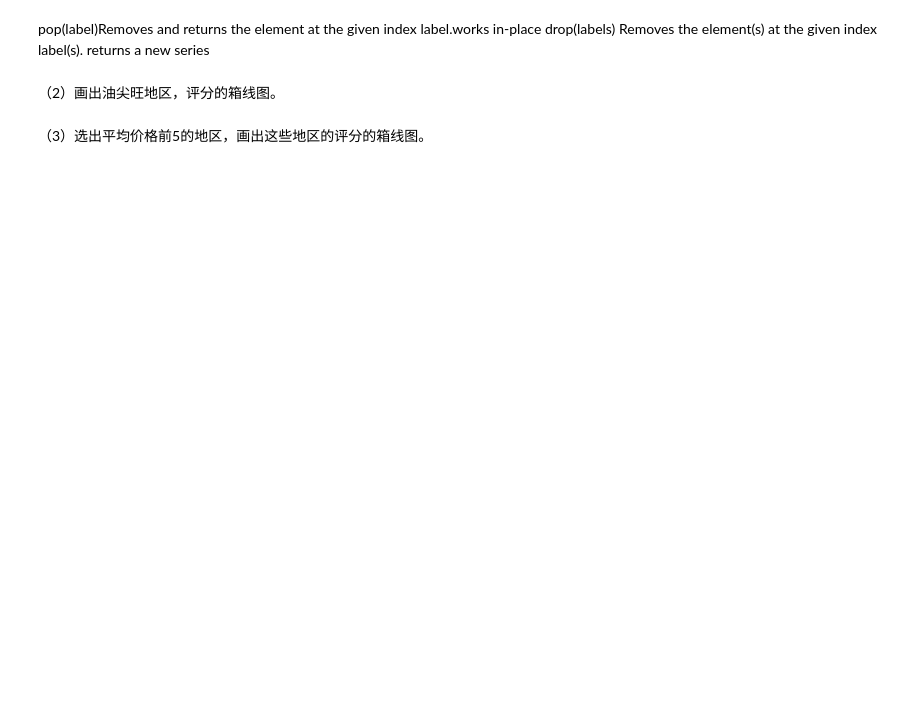
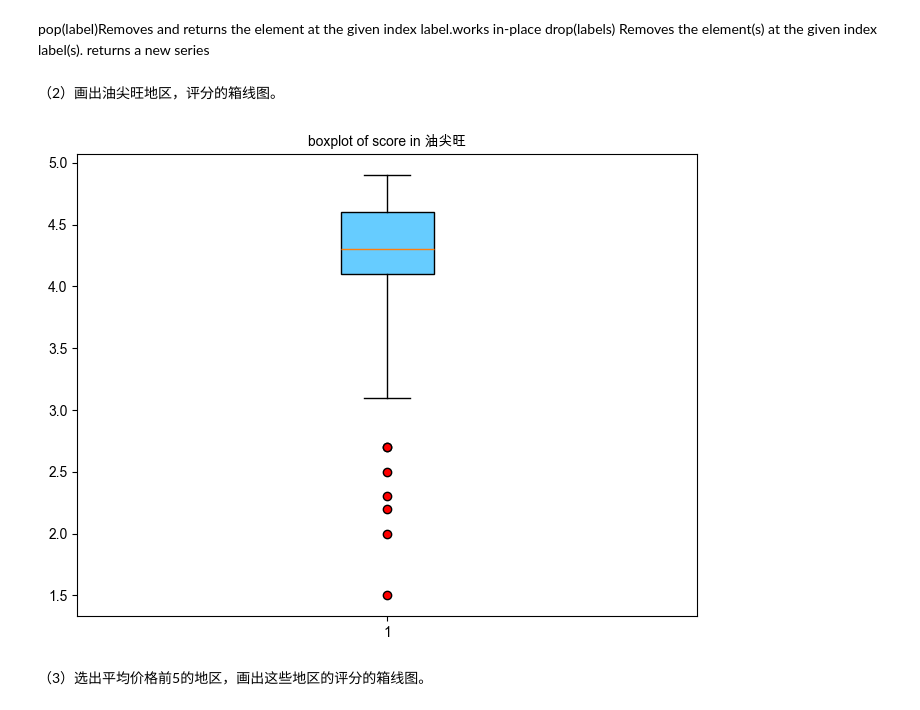
Before and after one commit to AEM001/Data-Analysis, a Jupyter notebook: 作业7/作业7.ipynb, the cells around one changed output. Drawn from its saved outputs; the diff is of its cells as text; code cells hidden in the pictures; blank space fills up the shorter version.

```diff
--- a/作业7/作业7.ipynb
+++ b/作业7/作业7.ipynb
@@ -40,5 +44,19 @@ pop(label)Removes and returns the element at the given index label.works in-plac
 drop(labels) Removes the element(s) at the given index label(s). returns a new series
 # %% [markdown]
 （2）画出油尖旺地区，评分的箱线图。
+# %%
+data=df[df.地区=='油尖旺']['评分']
+plt.figure(figsize=(8,6))
+plt.boxplot(
+    data,
+    whis=2,
+    flierprops={'marker':'o', 'markerfacecolor':'r', 'color':'k'},
+    patch_artist=True,
+    boxprops={'color':'k', 'facecolor':'#66ccff'},vert=True
+)
+plt.title("boxplot of score in 油尖旺",fontsize=10)
+plt.show()
+# %% [output]
+[figure, added]
 # %% [markdown]
 （3）选出平均价格前5的地区，画出这些地区的评分的箱线图。
```
Also changed, not shown: parts of 3 cells of this notebook.
